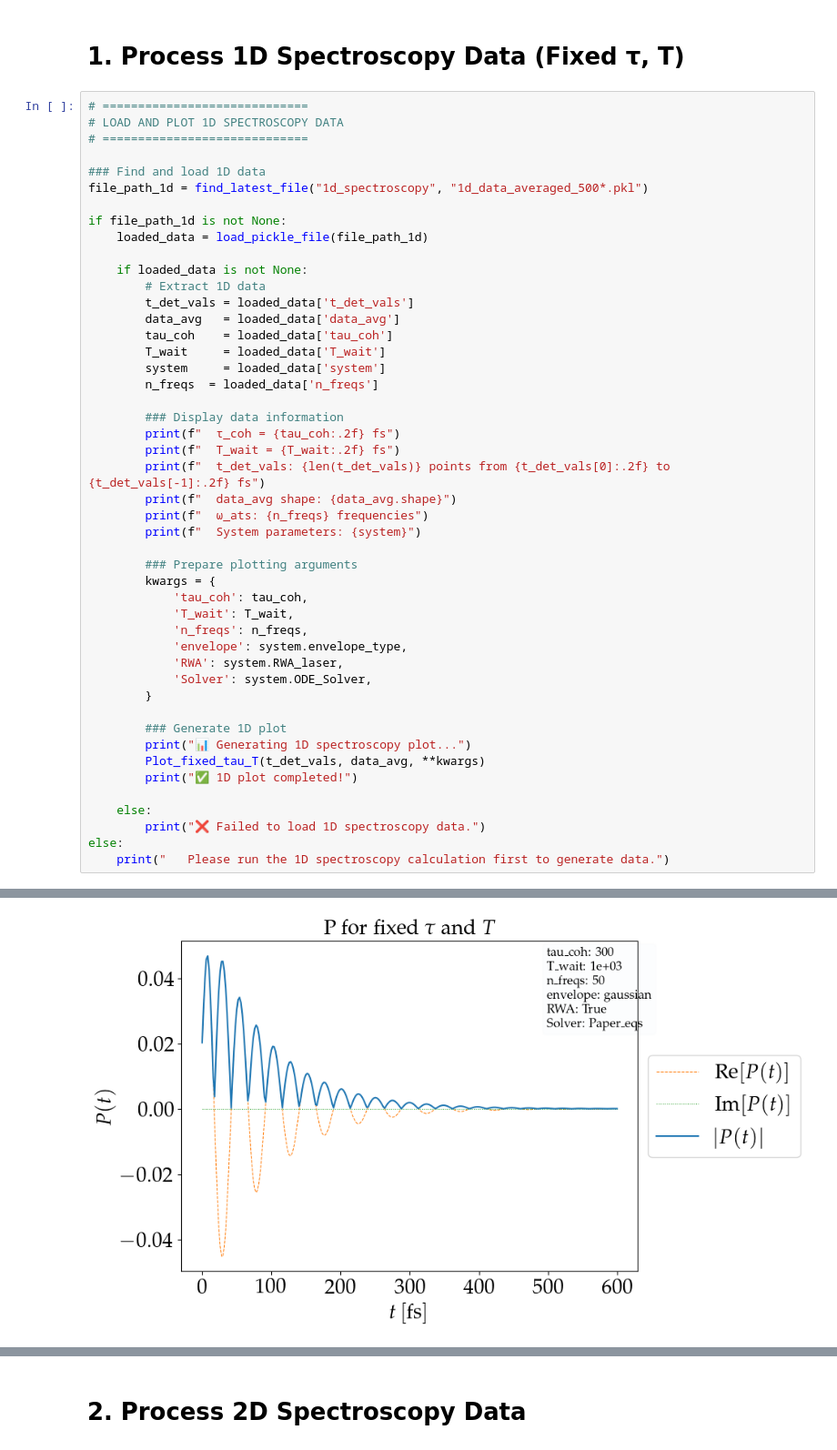
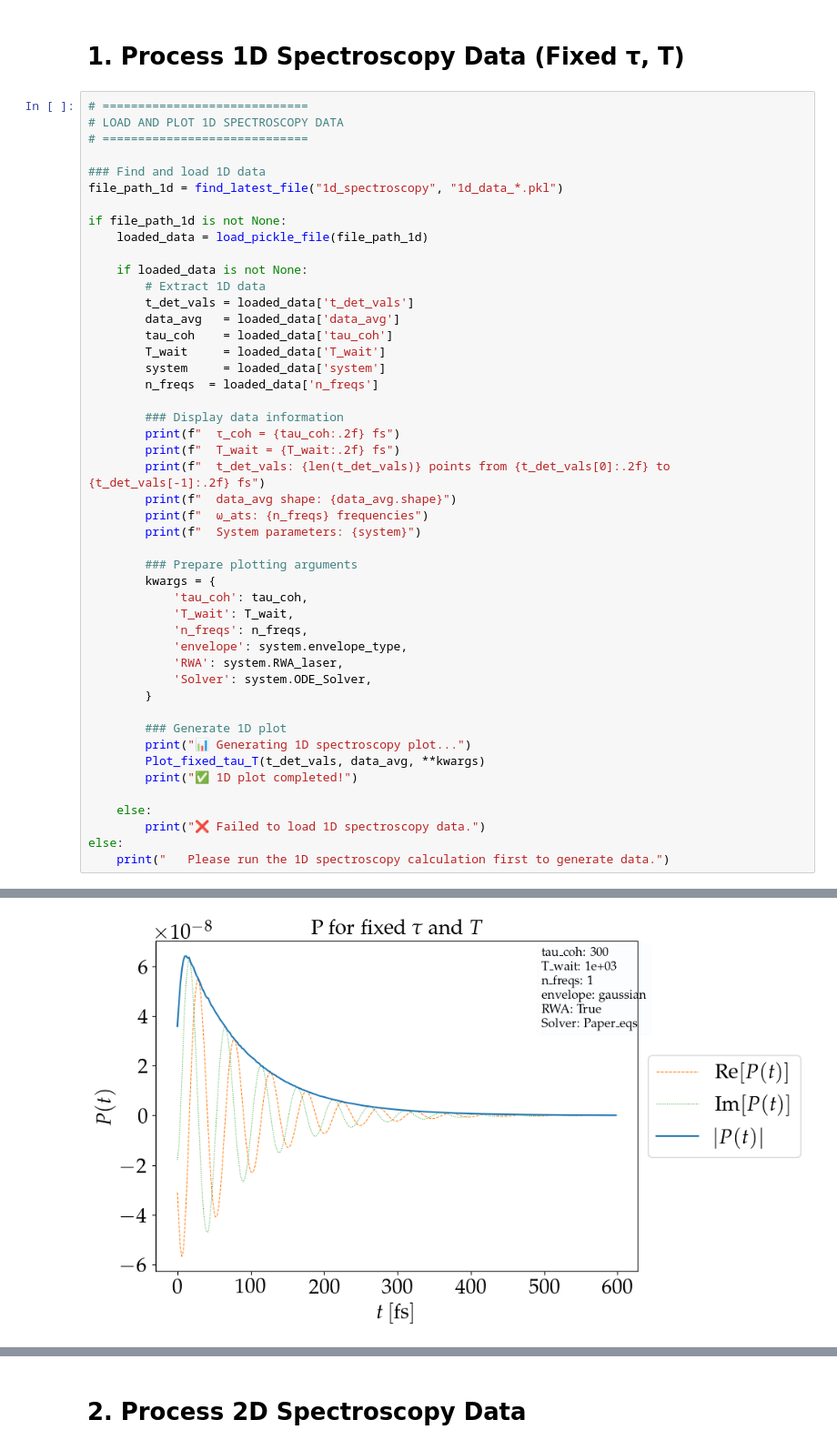
Before and after one commit to LBPhysics/2025_master_thesis_leopold_bodamer, a Jupyter notebook: code/python/notebooks/replicate_paper.ipynb, the cells around one changed output, grey strips where cells are left out. Shown: that part at 91% size. Cells and saved outputs as stored; diff of their text form.

```diff
--- a/code/python/notebooks/replicate_paper.ipynb
+++ b/code/python/notebooks/replicate_paper.ipynb
@@ -108,7 +108,7 @@ def create_output_directory(subdir: str) -> Path:
 # =============================
 
 ### Find and load 1D data
-file_path_1d = find_latest_file("1d_spectroscopy", "1d_data_averaged_500*.pkl")
+file_path_1d = find_latest_file("1d_spectroscopy", "1d_data_*.pkl")
 
 if file_path_1d is not None:
     loaded_data = load_pickle_file(file_path_1d)
@@ -161,13 +161,13 @@ Loading data from: 1d_data_averaged_500.pkl
   System parameters: SystemParameters(hbar=1.0, Boltzmann=1.0, atom_g=Quantum object: dims=[[2], [1]], shape=(2, 1), type='ket', dtype=Dense
 Qobj data =
 [[1.]
  [0.]], atom_e=Quantum object: dims=[[2], [1]], shape=(2, 1), type='ket', dtype=Dense
 Qobj data =
 [[0.]
  [1.]], Temp=1.0, cutoff_=1.0, N_atoms=1, ODE_Solver='Paper_eqs', RWA_laser=True, E0=0.005, pulse_FWHM=15.0, t_max=1900.0, dt=2.0, envelope_type='gaussian', omega_laser_cm=16000.0, Delta_cm=200, omega ...
 Qobj data =
 [[1. 0.]
  [0. 0.]])
 📊 Generating 1D spectroscopy plot...
-[figure, old version]
+[figure, new version]
 ✅ 1D plot completed!
```
Also changed, not shown: parts of 2 cells of this notebook, 34 other files.
